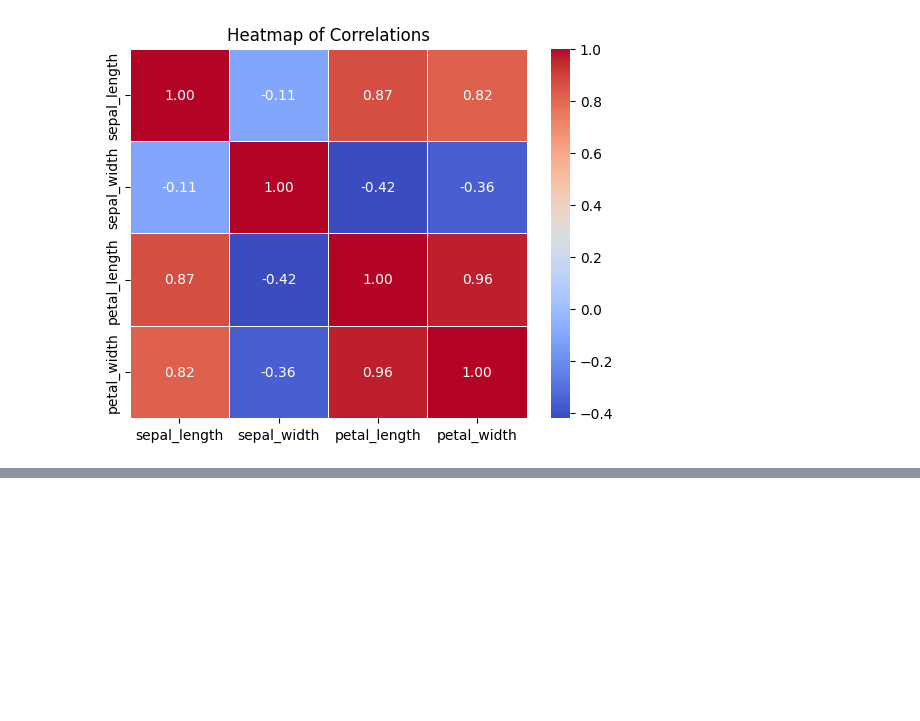
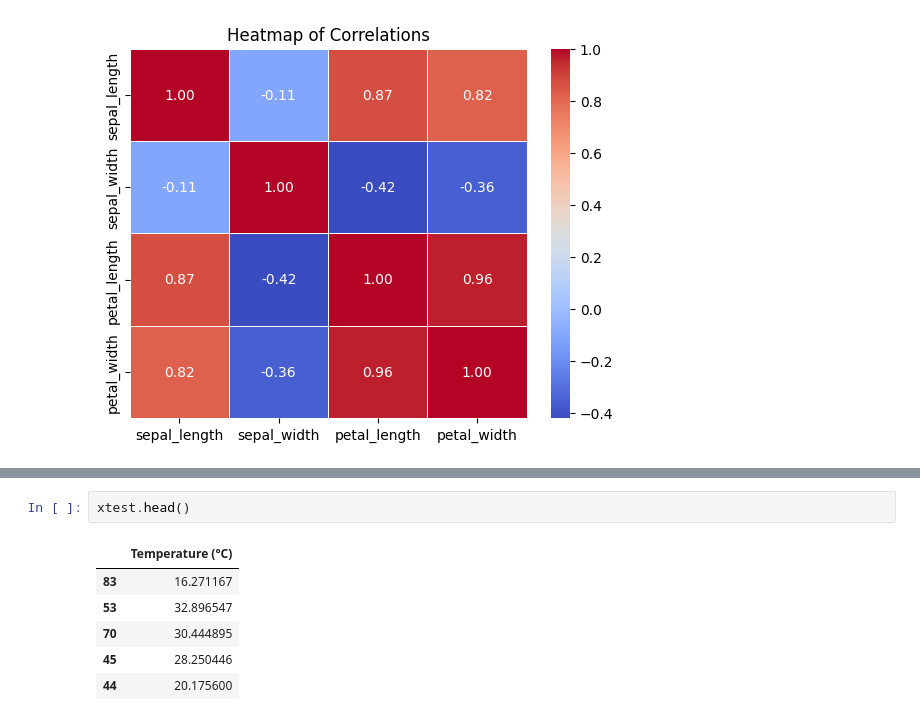
Before and after one commit to XabkaBaap/Green-Skills-Basics-of-Python, a Jupyter notebook: Green AI.ipynb, the cells around one changed output, grey strips where cells are left out. Drawn from its saved outputs; the diff is of its cells as text; blank space fills up the shorter version.

```diff
--- a/Green AI.ipynb
+++ b/Green AI.ipynb
@@ -296,0 +364,9 @@ plt.show()
+# %%
+xtest.head()
+# %% [output]
+|  | Temperature (°C) |
+| 83 | 16.271167 |
+| 53 | 32.896547 |
+| 70 | 30.444895 |
+| 45 | 28.250446 |
+| 44 | 20.175600 |
```
Also changed, not shown: parts of 17 cells of this notebook, 1 other file.
